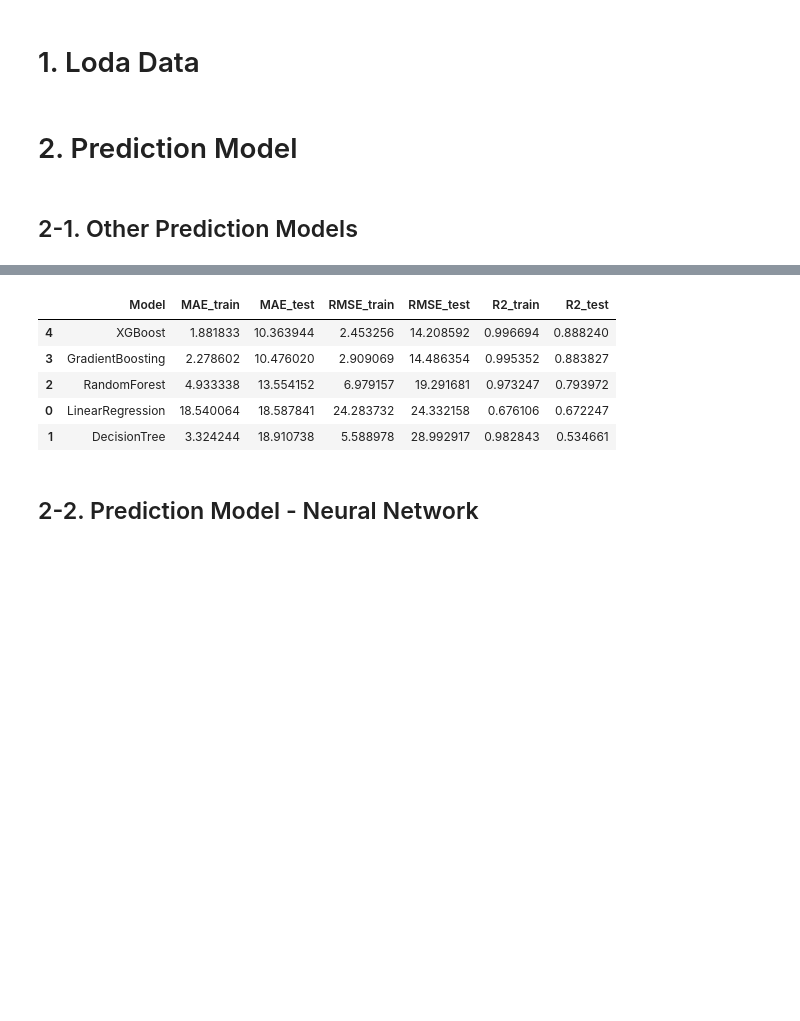
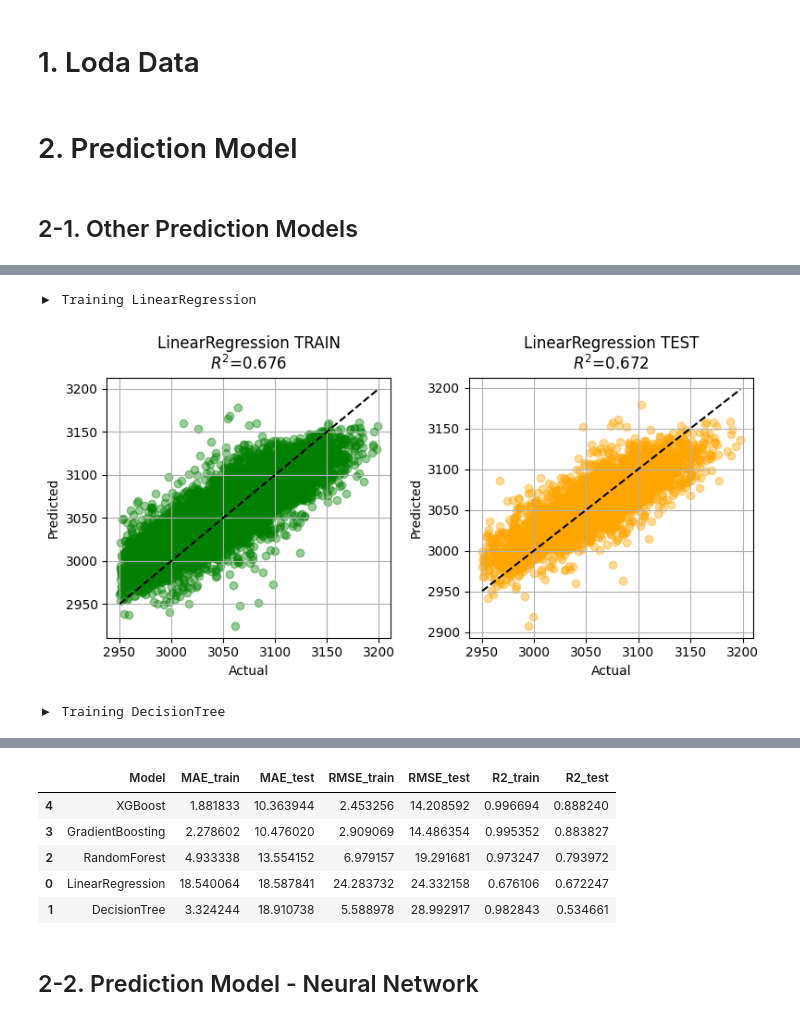
Before and after one commit to Junyoung0426/Multi-Objective-Prediction-and-Optimization-to-Increase-ECH-yield-and-Reduce-Waste-with-Chemical-D, a Jupyter notebook: Prediction_and_Optimization.ipynb, the cells around one changed output, grey strips where cells are left out. Cells and saved outputs as stored; diff of their text form; code cells hidden in the pictures; blank space fills up the shorter version.

```diff
--- a/Prediction_and_Optimization.ipynb
+++ b/Prediction_and_Optimization.ipynb
@@ -214,0 +69,80 @@ KeyboardInterrupt:
+# %%
+
+
+X = df.drop(columns=['ECH_target'])
+y = df['ECH_target']
+
+X_train, X_test, y_train, y_test = train_test_split(
+    X, y, test_size=0.3, random_state=42, shuffle=True
+)
+
+num_cols = X.columns.tolist()
+prep = ColumnTransformer([('scale', StandardScaler(), num_cols)])
+
+models = {
+    'LinearRegression': Pipeline([('prep', prep), ('model', LinearRegression())]),
+    'DecisionTree': Pipeline([('prep', prep),
+                              ('model', DecisionTreeRegressor(
+                                  max_depth=20, random_state=42))]),
+    'RandomForest': Pipeline([('prep', prep),
+                              ('model', RandomForestRegressor(
+                                  n_estimators=1000, random_state=42, n_jobs=-1))]),
+    'GradientBoosting': Pipeline([('prep', prep),
+                                  ('model', GradientBoostingRegressor(
+                                      n_estimators=1000, learning_rate=0.05,
+                                      max_depth=5, random_state=42))]),
+    'XGBoost': Pipeline([('prep', prep),
+                         ('model', XGBRegressor(
+                             n_estimators=1000, learning_rate=0.05,
+                             max_depth=5, subsample=0.8, colsample_bytree=0.8,
+                             objective='reg:squarederror', random_state=42,
+                             n_jobs=-1))]),
+}
+
+results = []
+
+for name, pipe in models.items():
+    print(f'▶ Training {name}')
+    pipe.fit(X_train, y_train)
+
+    pred_tr = pipe.predict(X_train)
+    pred_te = pipe.predict(X_test)
+
+    results.append({
+        'Model': name,
+        'MAE_train': mean_absolute_error(y_train, pred_tr),
+        'MAE_test':  mean_absolute_error(y_test,  pred_te),
+        'RMSE_train': np.sqrt(mean_squared_error(y_train, pred_tr)),
+        'RMSE_test':  np.sqrt(mean_squared_error(y_test,  pred_te)),
+        'R2_train':   r2_score(y_train, pred_tr),
+        'R2_test':    r2_score(y_test,  pred_te)
+    })
+
+    fig, axes = plt.subplots(1, 2, figsize=(8, 4))
+
+    # Train
+    axes[0].scatter(y_train, pred_tr, alpha=0.4, color='green')
+    lims = [y_train.min(), y_train.max()]
+    axes[0].plot(lims, lims, 'k--')
+    axes[0].set_title(f'{name} TRAIN\n$R^2$={r2_score(y_train, pred_tr):.3f}')
+    axes[0].set_xlabel('Actual')
+    axes[0].set_ylabel('Predicted')
+
+    # Test
+    axes[1].scatter(y_test, pred_te, alpha=0.4, color='orange')
+    lims = [y_test.min(), y_test.max()]
+    axes[1].plot(lims, lims, 'k--')
+    axes[1].set_title(f'{name} TEST\n$R^2$={r2_score(y_test, pred_te):.3f}')
+    axes[1].set_xlabel('Actual')
+    axes[1].set_ylabel('Predicted')
+
+    plt.tight_layout()
+    plt.show()
+
+
+results_df = pd.DataFrame(results).sort_values('MAE_test')
+results_df
+# %% [output]
+▶ Training LinearRegression
+[figure, added]
+▶ Training DecisionTree
```
Also changed, not shown: parts of 3 cells of this notebook.
